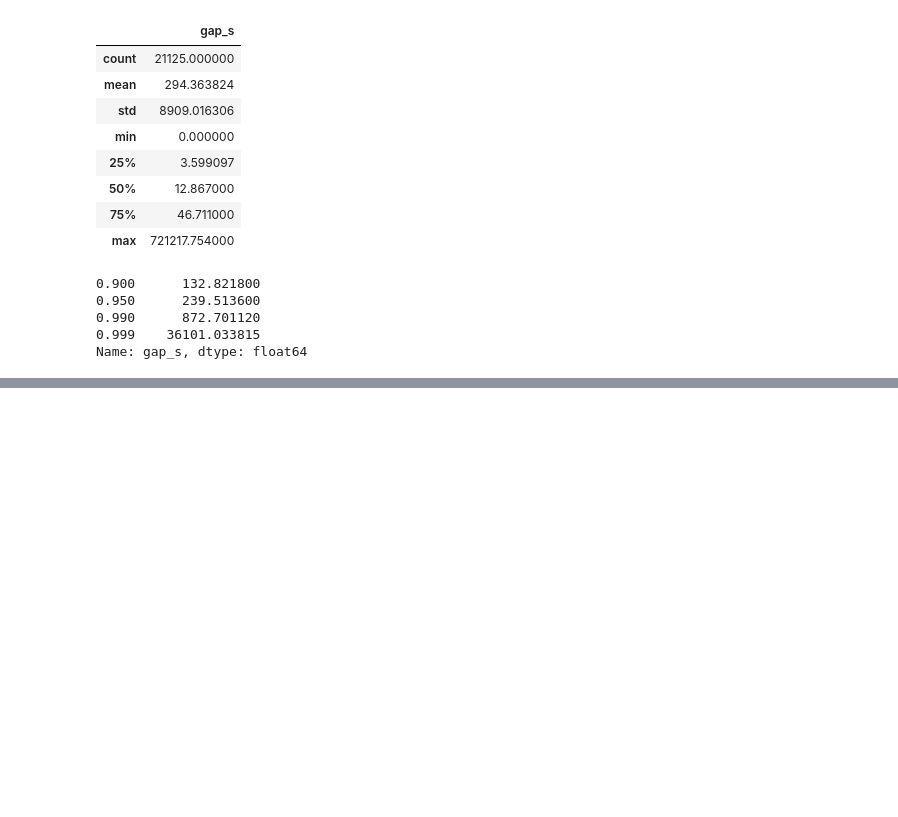
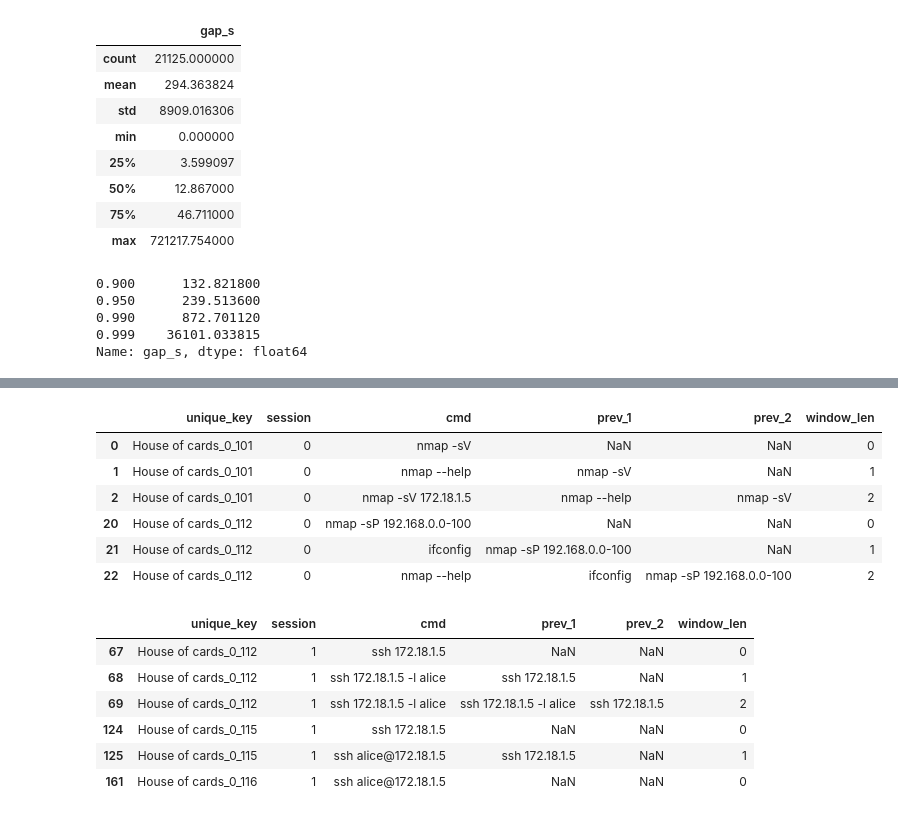
Before and after one commit to adrymmm/st-router, a Jupyter notebook: notebooks/01_masaryk_eda.ipynb, the cells around one changed output, grey strips where cells are left out. Cells and saved outputs as stored; diff of their text form; code cells hidden in the pictures; blank space fills up the shorter version.

```diff
--- a/notebooks/01_masaryk_eda.ipynb
+++ b/notebooks/01_masaryk_eda.ipynb
@@ -170,0 +221,6 @@ Name: gap_s, dtype: float64
+# %%
+long_df.groupby("training")["cmd_type"].value_counts(normalize=True)
+bash_df = long_df[long_df["cmd_type"] == "bash-command"].copy()
+print(bash_df.groupby("unique_key").size().describe())
+print()
+print(bash_df.groupby(["unique_key", "session"]).ngroups)
@@ -170,0 +241,13 @@ Name: gap_s, dtype: float64
+# %%
+bash_df = bash_df.copy()
+k = 10
+
+g = bash_df.groupby(["unique_key", "session"])["cmd"]
+for i in range(1, k + 1):
+    bash_df[f"prev_{i}"] = g.shift(i)
+
+# count non-empty prev rows per window
+prev_cols = [f"prev_{i}" for i in range(1, k + 1)]
+
+bash_df["window_len"] = bash_df[prev_cols].notna().sum(axis=1)
+bash_df["window_len"].value_counts().sort_index()
@@ -170,0 +268,23 @@ Name: gap_s, dtype: float64
+# %%
+cols = ["unique_key", "session", "cmd", "prev_1", "prev_2", "window_len"]
+
+# first 3 rows of each session
+first_rows = bash_df.groupby(["unique_key", "session"]).head(3)
+
+display(first_rows[cols].head(6))
+display(first_rows.loc[first_rows["session"] == 1, cols].head(6))
+# %% [output]
+|  | unique_key | session | cmd | prev_1 | prev_2 | window_len |
+| 0 | House of cards_0_101 | 0 | nmap -sV | NaN | NaN | 0 |
+| 1 | House of cards_0_101 | 0 | nmap --help | nmap -sV | NaN | 1 |
+| 2 | House of cards_0_101 | 0 | nmap -sV 172.18.1.5 | nmap --help | nmap -sV | 2 |
+| 20 | House of cards_0_112 | 0 | nmap -sP 192.168.0.0-100 | NaN | NaN | 0 |
+| 21 | House of cards_0_112 | 0 | ifconfig | nmap -sP 192.168.0.0-100 | NaN | 1 |
+| 22 | House of cards_0_112 | 0 | nmap --help | ifconfig | nmap -sP 192.168.0.0-100 | 2 |
+|  | unique_key | session | cmd | prev_1 | prev_2 | window_len |
+| 67 | House of cards_0_112 | 1 | ssh 172.18.1.5 | NaN | NaN | 0 |
+| 68 | House of cards_0_112 | 1 | ssh 172.18.1.5 -l alice | ssh 172.18.1.5 | NaN | 1 |
+| 69 | House of cards_0_112 | 1 | ssh 172.18.1.5 -l alice | ssh 172.18.1.5 -l alice | ssh 172.18.1.5 | 2 |
+| 124 | House of cards_0_115 | 1 | ssh 172.18.1.5 | NaN | NaN | 0 |
+| 125 | House of cards_0_115 | 1 | ssh alice@172.18.1.5 | ssh 172.18.1.5 | NaN | 1 |
+| 161 | House of cards_0_116 | 1 | ssh alice@172.18.1.5 | NaN | NaN | 0 |
```
Also changed, not shown: parts of 8 cells of this notebook.
